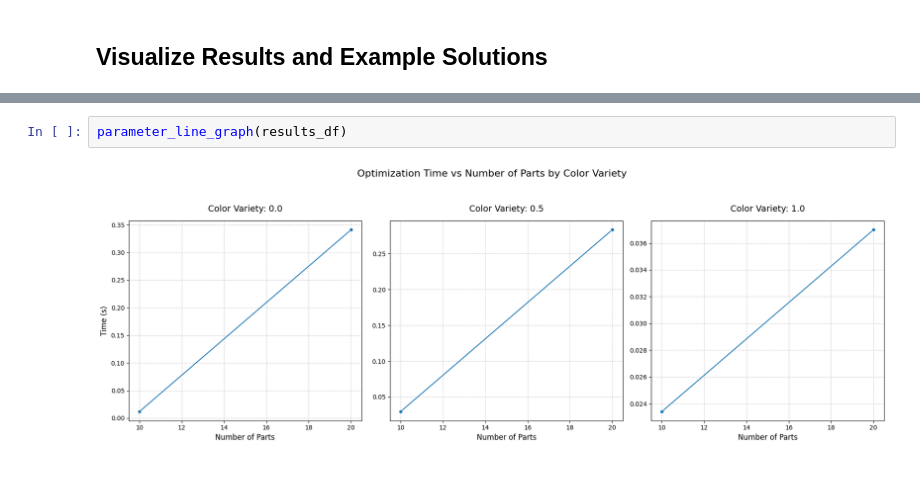
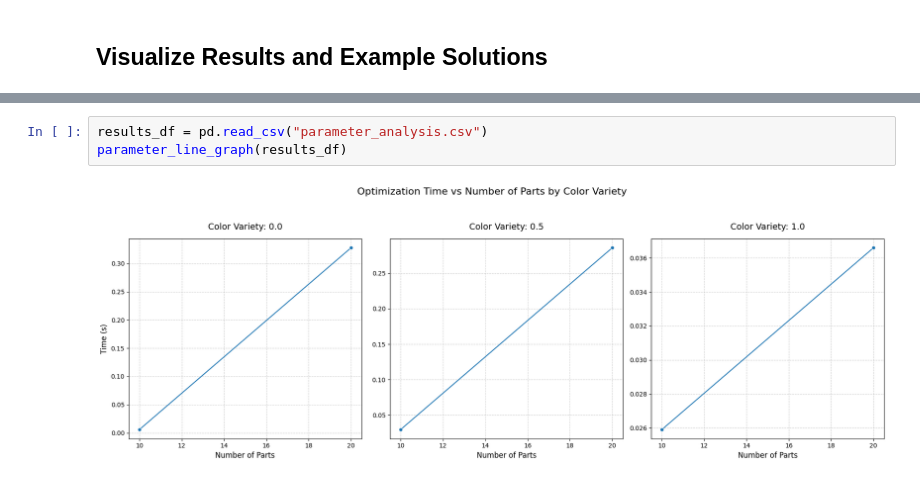
Before and after one commit to emrekuruu/Production_Planning, a Jupyter notebook: demo.ipynb, the cells around one changed output, grey strips where cells are left out. Drawn from its saved outputs; the diff is of its cells as text.

```diff
--- a/demo.ipynb
+++ b/demo.ipynb
@@ -111,4 +77,5 @@ optimizer.visualize()
-# %%
-parameter_line_graph(results_df)
-# %% [output]
-[figure, removed]
+# %%
+results_df = pd.read_csv("parameter_analysis.csv")
+parameter_line_graph(results_df)
+# %% [output]
+[figure, added]
```
Also changed, not shown: parts of 7 cells of this notebook, 2 other files.
